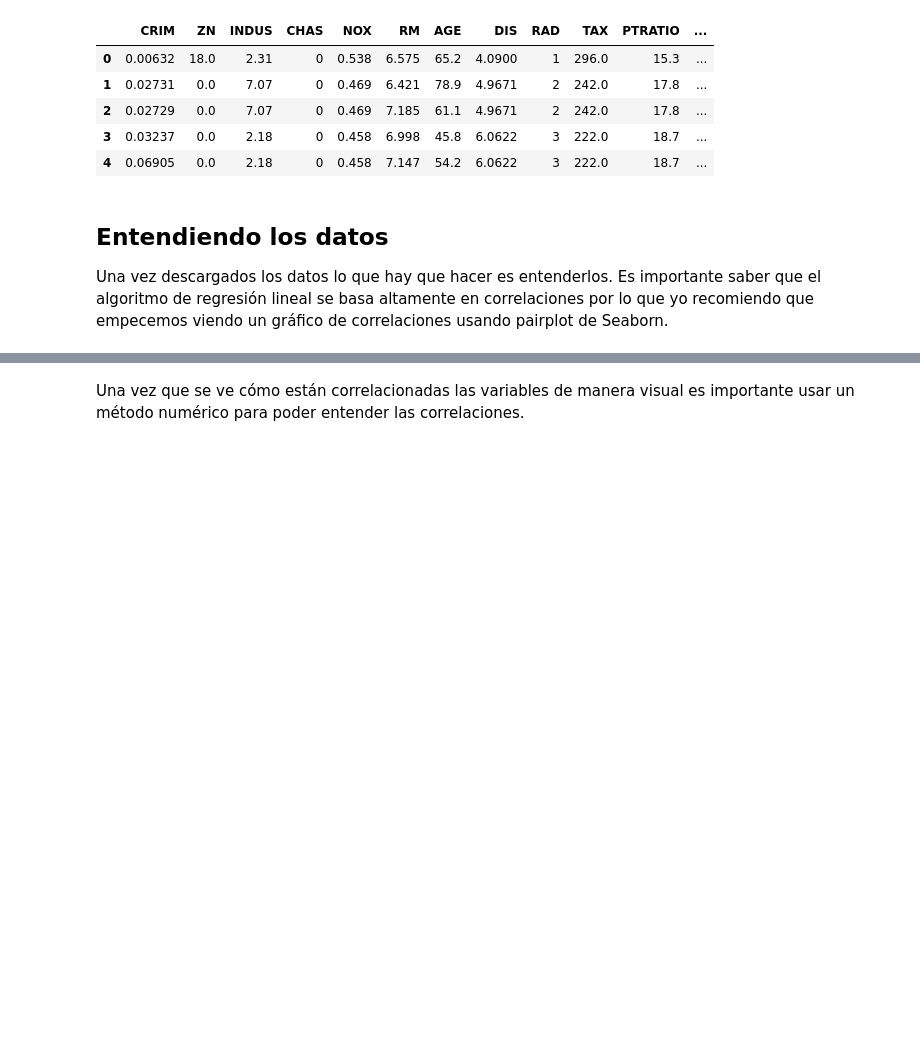
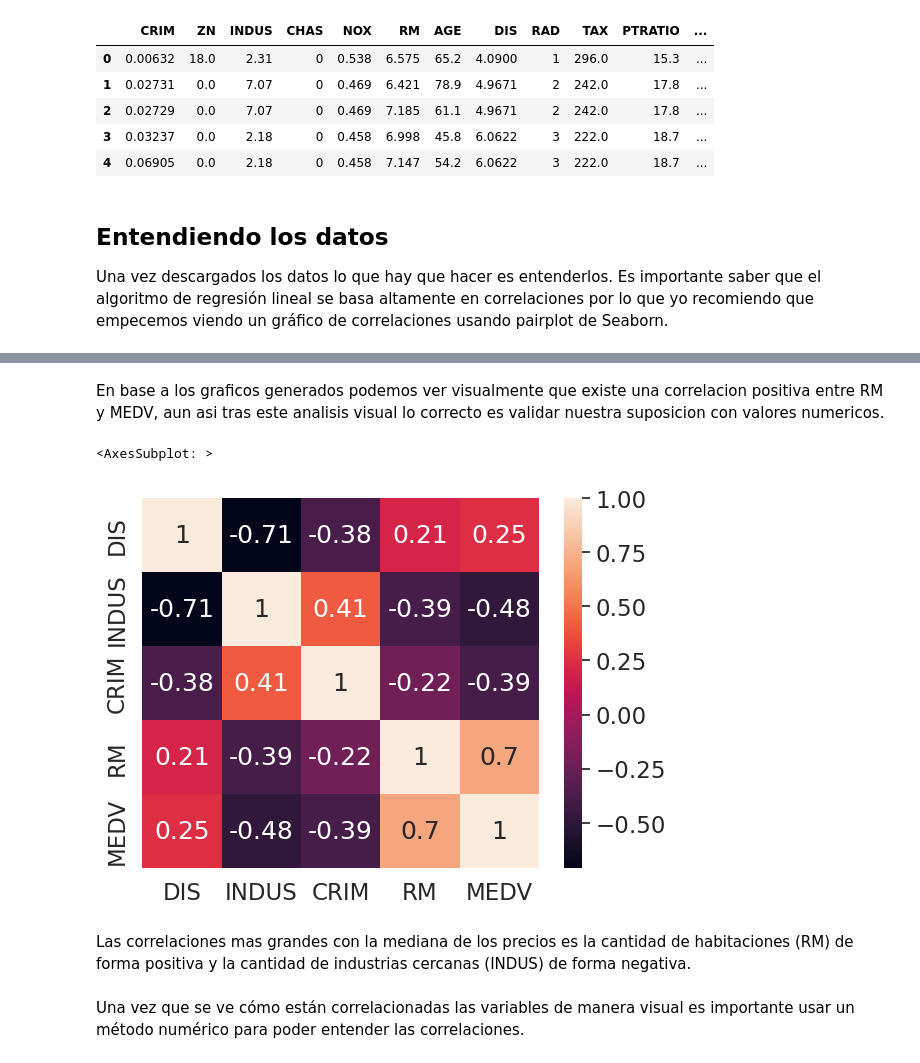
Before and after one commit to LuisReyes98/platzi-regresion-lineal-con-python, a Jupyter notebook: primera_regresion_lineal_template.ipynb, the cells around one changed output, grey strips where cells are left out. Cells and saved outputs as stored; diff of their text form; code cells hidden in the pictures; blank space fills up the shorter version.

```diff
--- a/primera_regresion_lineal_template.ipynb
+++ b/primera_regresion_lineal_template.ipynb
@@ -27,3 +48,24 @@ Una vez descargados los datos lo que hay que hacer es entenderlos. Es importante
+# %% [markdown]
+En base a los graficos generados podemos ver visualmente que existe una correlacion positiva entre RM y MEDV, aun asi tras este analisis visual lo correcto es validar nuestra suposicion con valores numericos.
+# %%
+import numpy as np
+
+correlation_matrix = np.corrcoef(df[cols].values.T)
+
+sns.set(font_scale=1.5)
+
+sns.heatmap(
+    correlation_matrix,
+    cbar=True,
+    annot=True,
+    yticklabels=cols,  # type: ignore
+    xticklabels=cols,  # type: ignore
+)
+# %% [output]
+<AxesSubplot: >
+[figure, added]
+# %% [markdown]
+Las correlaciones mas grandes con la mediana de los precios es la cantidad de habitaciones (RM) de forma positiva y la cantidad de industrias cercanas (INDUS) de forma negativa.
 # %% [markdown]
 Una vez que se ve cómo están correlacionadas las variables de manera visual es importante usar un método numérico para poder entender las correlaciones.
 # %% [markdown]
```
Also changed, not shown: parts of 1 cell of this notebook.
